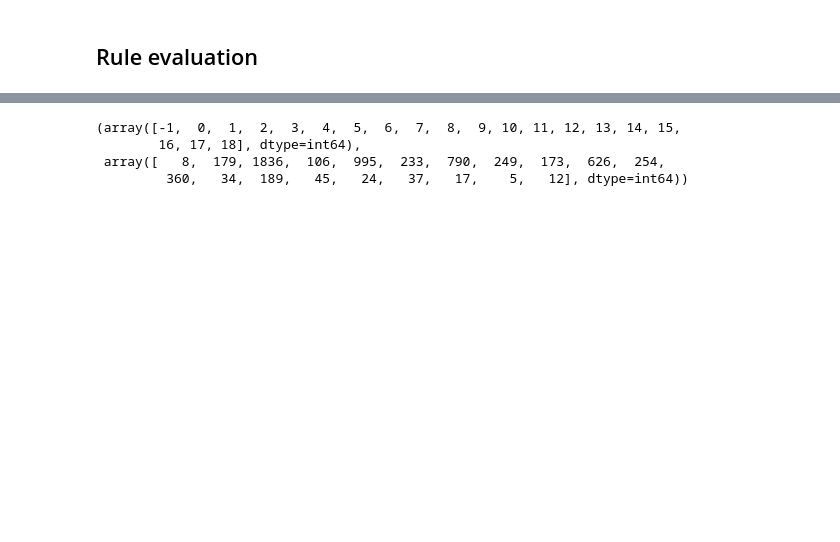
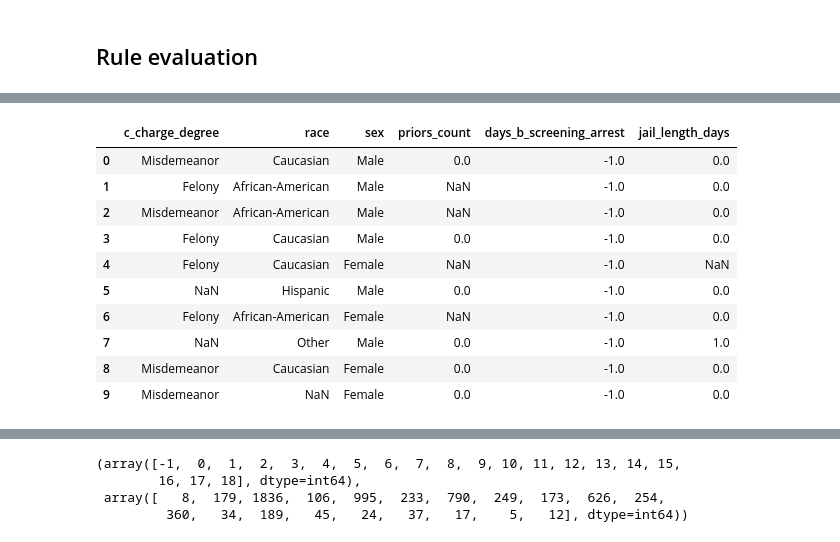
Before and after one commit to jeschaef/ASDF-Dashboard, a Jupyter notebook: notebooks/ClusterExplanation.ipynb, the cells around one changed output, grey strips where cells are left out. Cells and saved outputs as stored; diff of their text form; code cells hidden in the pictures; blank space fills up the shorter version.

```diff
--- a/notebooks/ClusterExplanation.ipynb
+++ b/notebooks/ClusterExplanation.ipynb
@@ -479,0 +465,15 @@ sdm.compute_metrics(cluster_rules, compas, pos_label=0)
+# %%
+res = sdf.test_model_fairness(compas, None, labels, pos_label=0)
+res.subgroups
+# %% [output]
+|  | c_charge_degree | race | sex | priors_count | days_b_screening_arrest | jail_length_days |
+| 0 | Misdemeanor | Caucasian | Male | 0.0 | -1.0 | 0.0 |
+| 1 | Felony | African-American | Male | NaN | -1.0 | 0.0 |
+| 2 | Misdemeanor | African-American | Male | NaN | -1.0 | 0.0 |
+| 3 | Felony | Caucasian | Male | 0.0 | -1.0 | 0.0 |
+| 4 | Felony | Caucasian | Female | NaN | -1.0 | NaN |
+| 5 | NaN | Hispanic | Male | 0.0 | -1.0 | 0.0 |
+| 6 | Felony | African-American | Female | NaN | -1.0 | 0.0 |
+| 7 | NaN | Other | Male | 0.0 | -1.0 | 1.0 |
+| 8 | Misdemeanor | Caucasian | Female | 0.0 | -1.0 | 0.0 |
+| 9 | Misdemeanor | NaN | Female | 0.0 | -1.0 | 0.0 |
```
Also changed, not shown: parts of 52 cells of this notebook, 2 other files.
